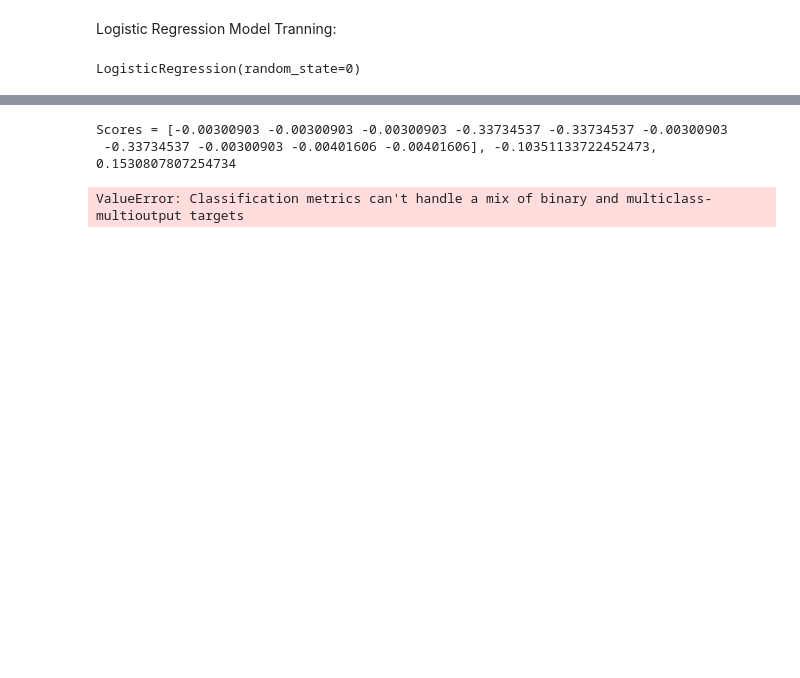
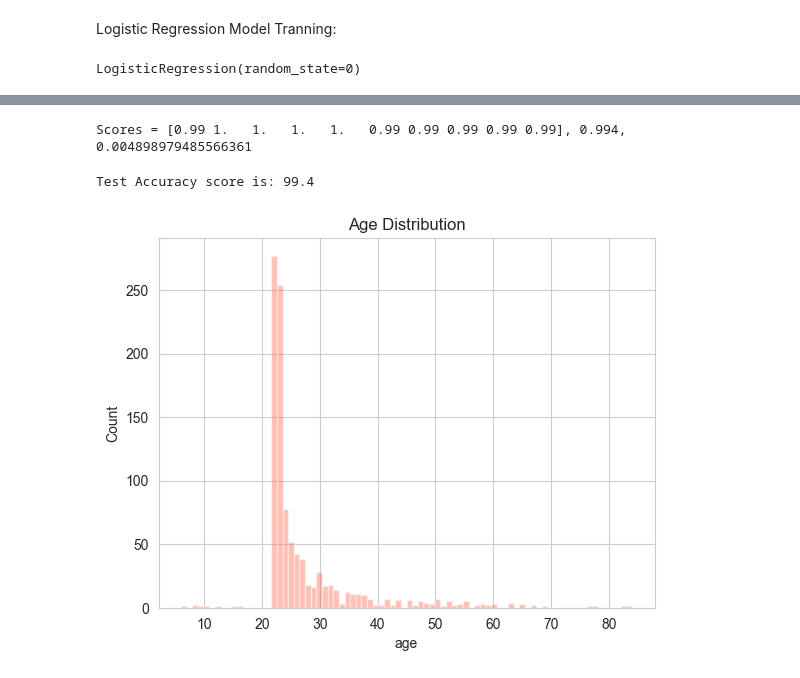
Before and after one commit to reshmapatil707/RecommendationSystem, a Jupyter notebook: notebooks/Full_Cycle.ipynb, the cells around one changed output, grey strips where cells are left out. Saved outputs shown, nothing was run; the diff lists cells and outputs as text; code cells hidden in the pictures; blank space fills up the shorter version.

```diff
--- a/notebooks/Full_Cycle.ipynb
+++ b/notebooks/Full_Cycle.ipynb
@@ -296,18 +467,17 @@ collect_predictions
 #Cross Validation for Logistic Regression Model
 
 
-cv_results = cross_validate(logreg, X_train, y_train, cv=10, scoring=['r2'])
-scores = cv_results['test_r2']
+cv_results = cross_validate(logreg, X_train, y_train, cv=10, scoring=['accuracy'])
+scores = cv_results['test_accuracy']
 print(f"Scores = {scores}, {scores.mean()}, {scores.std()}")
 # %% [output]
-Scores = [-0.00300903 -0.00300903 -0.00300903 -0.33734537 -0.33734537 -0.00300903
- -0.33734537 -0.00300903 -0.00401606 -0.00401606], -0.10351133722452473, 0.1530807807254734
+Scores = [0.99 1.   1.   1.   1.   0.99 0.99 0.99 0.99 0.99], 0.994, 0.004898979485566361
 # %%
 #model Evaluation
-logreg_acc = accuracy_score(pred1, df_test[known_variable])
+logreg_acc = accuracy_score(pred1, y_train)
 print("Test Accuracy score is:", logreg_acc*100)
 # %% [output]
-ValueError: Classification metrics can't handle a mix of binary and multiclass-multioutput targets
+Test Accuracy score is: 99.4
 # %%
 df_predictions = pandas.DataFrame(numpy.array(collect_predictions).T, columns=product_columns)
 df_predictions['ncodpers'] = df_raw_test['ncodpers']
@@ -318,3 +488,15 @@ for df_p in df_predictions.iterrows():
     result.append(cur_row)
 # %%
 pandas.DataFrame(result, columns=['ncodpers', 'added_products']).to_csv("../data/final/submission1.csv", index=False)
+# %%
+#with sn.plotting_context("notebook",font_scale=1.5):
+sn.set_style("whitegrid")
+sn.distplot(df_train["age"].dropna(),
+                 bins=80,
+                 kde=False,
+                 color="tomato")
+plt.title("Age Distribution")
+plt.ylabel("Count")
+plt.show()
+# %% [output]
+[figure, added]
```
Also changed, not shown: parts of 20 cells of this notebook, 8 other files.
